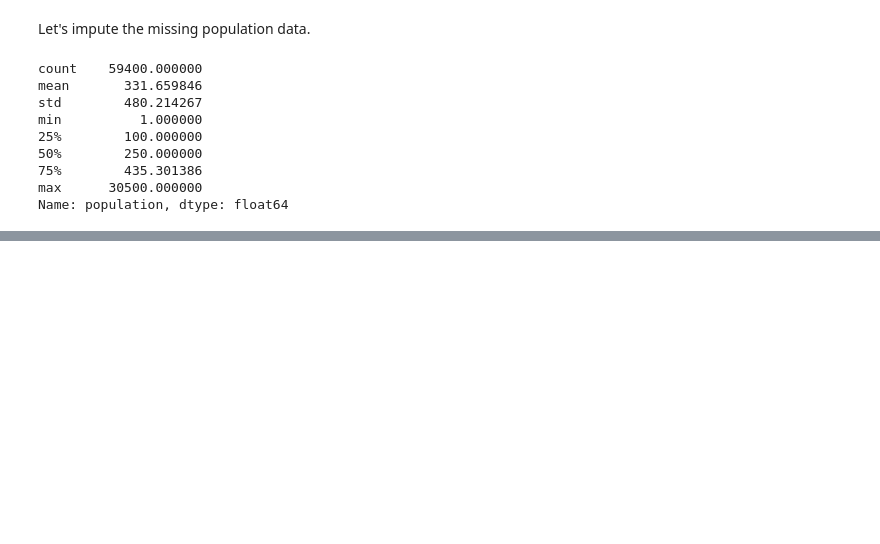
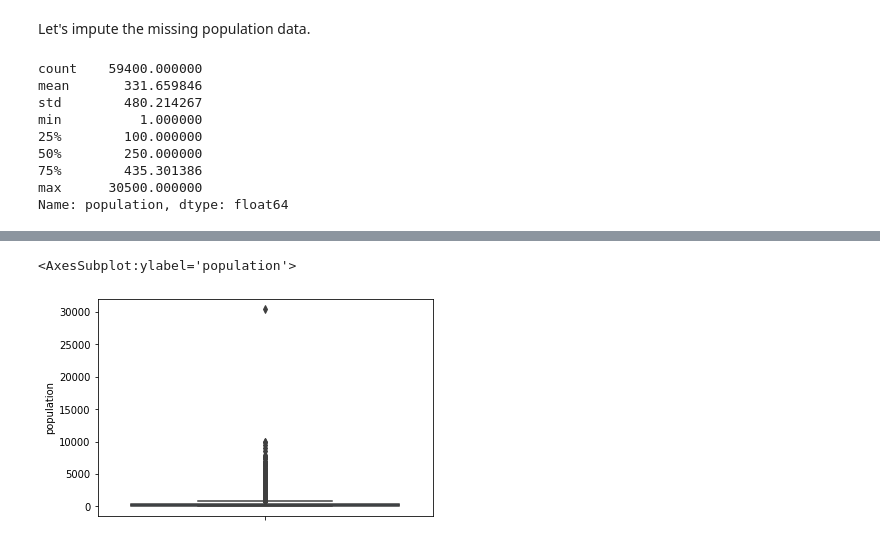
Before and after one commit to JasonErwin/dma-project, a Jupyter notebook: testing-notebooks/EDA.ipynb, the cells around one changed output, grey strips where cells are left out. Saved outputs shown, nothing was run; the diff lists cells and outputs as text; code cells hidden in the pictures; blank space fills up the shorter version.

Commit message:
normalisation + population imputation techniques

```diff
--- a/testing-notebooks/EDA.ipynb
+++ b/testing-notebooks/EDA.ipynb
@@ -719,0 +759,2 @@ Name: population, dtype: float64
+# %%
+df['population'] = df.groupby(['basin', 'region', 'ward', 'lga', 'subvillage'])['population'].transform('mean')
@@ -720,3 +772,8 @@ Name: population, dtype: float64
+# %%
+sns.boxplot(data=df, y='population')
+# %% [output]
+<AxesSubplot:ylabel='population'>
+[figure, added]
 # %%
 def minmax_normalisation(df, col):
     df[col + "_minmaxnormalised"] = ((df[col] - df[col].min()) / (df[col].max() / df[col].min()))
```
Also changed, not shown: parts of 7 cells of this notebook, 2 other files.
